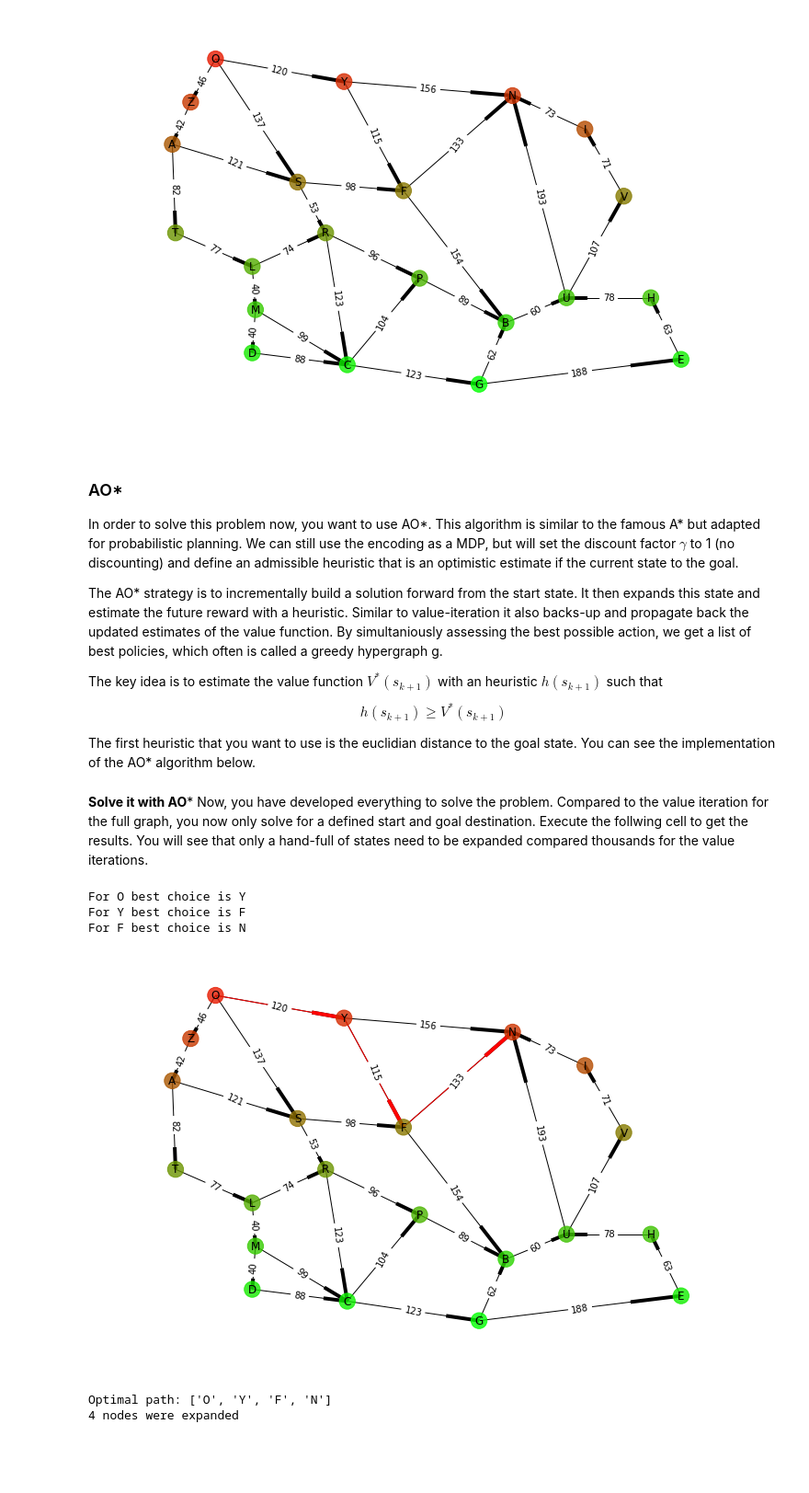
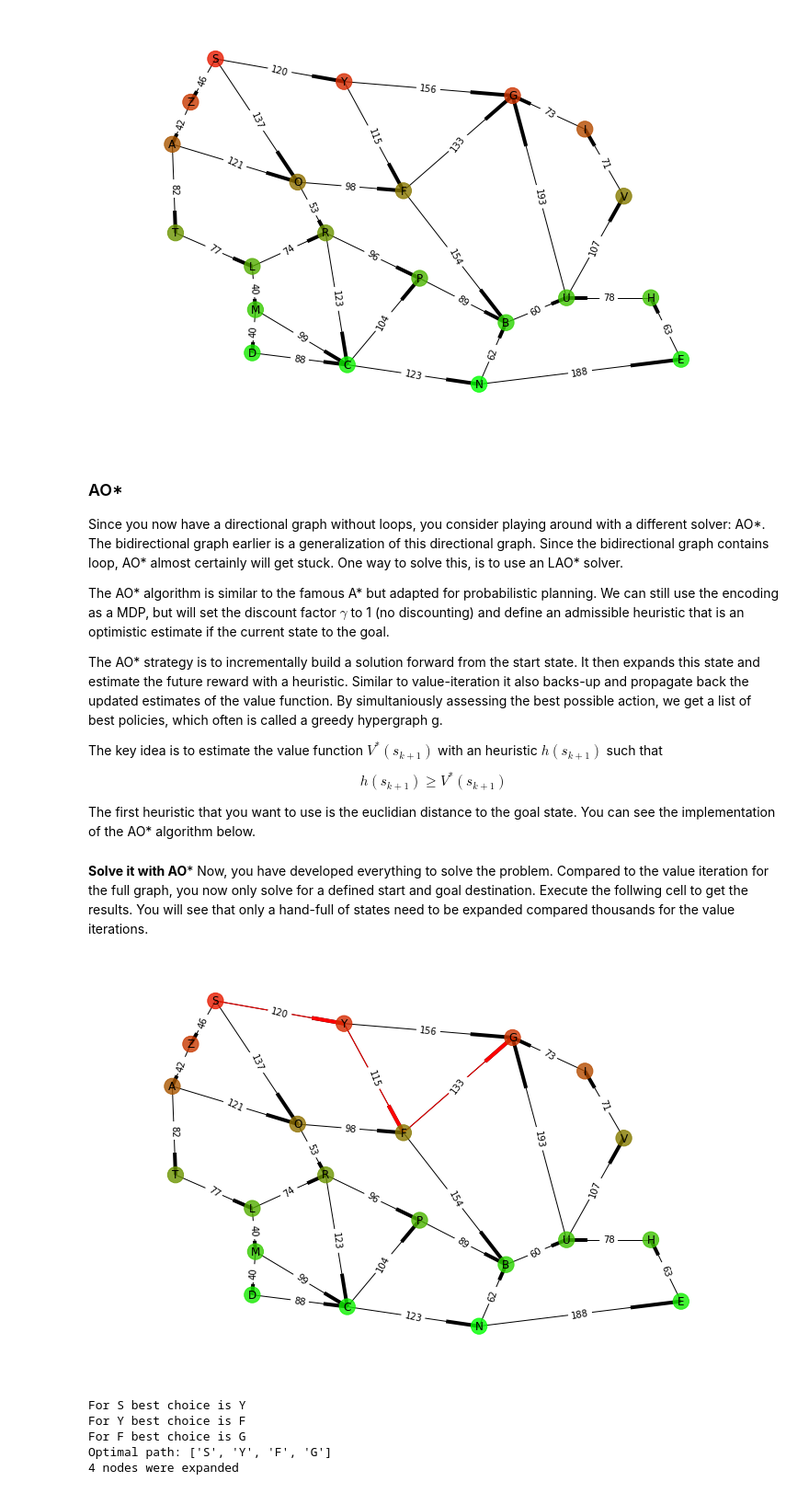
Before and after one commit to shashi/16413-project, a Jupyter notebook: part1-confused-traveler/16413 Confused traveler.ipynb, the cells around one changed output. Shown: that part at 92% size. Drawn from its saved outputs; the diff is of its cells as text; code cells hidden in the pictures; blank space fills up the shorter version.

```diff
--- a/part1-confused-traveler/16413 Confused traveler.ipynb
+++ b/part1-confused-traveler/16413 Confused traveler.ipynb
@@ -287,27 +285,27 @@ In a first step, you update your modeling of the problem and make the connection
 # %%
 # Rebuild map
 romania_connections_dir = dict(
-    A=dict(S=1, T=1),
+    A=dict(O=1, T=1),
     B=dict(U=1),
-    C=dict(P=1, G=1),
+    C=dict(P=1, N=1),
     D=dict(C=1),
     E=dict(H=1),
-    F=dict(B=1, N=1),
-    G=dict(B=1, E=1),
+    F=dict(B=1, G=1),
+    N=dict(B=1, E=1),
     H=dict(U=1),
-    I=dict(N=1),
+    I=dict(G=1),
     L=dict(M=1, R=1),
     M=dict(C=1, D=1),
-    N=dict(),
-    O=dict(Z=1, S=1, Y=1),
+    G=dict(),
+    S=dict(Z=1, O=1, Y=1),
     P=dict(B=1),
     R=dict(C=1, P=1),
-    S=dict(F=1, R=1),
+    O=dict(F=1, R=1),
     T=dict(L=1),
-    U=dict(V=1, N=1),
+    U=dict(V=1, G=1),
     V=dict(I=1),
     Z=dict(A=1),
-    Y=dict(N=1, F=1),
+    Y=dict(G=1, F=1),
 )
 
 # Updates weights with euclidean distance
@@ -328,7 +326,9 @@ romania_graph_dir.draw(color_keys=romania_correct_turn)
 [figure]
 # %% [markdown]
 ### AO*
-In order to solve this problem now, you want to use AO*. This algorithm is similar to the famous A* but adapted for probabilistic planning. We can still use the encoding as a MDP, but will set the discount factor $\gamma$ to 1 (no discounting) and define an admissible heuristic that is an optimistic estimate if the current state to the goal.
+Since you now have a directional graph without loops, you consider playing around with a different solver: AO*. The bidirectional graph earlier is a generalization of this directional graph. Since the bidirectional graph contains loop, AO* almost certainly will get stuck. One way to solve this, is to use an LAO* solver.
+
+The AO* algorithm is similar to the famous A* but adapted for probabilistic planning. We can still use the encoding as a MDP, but will set the discount factor $\gamma$ to 1 (no discounting) and define an admissible heuristic that is an optimistic estimate if the current state to the goal.
 
 The AO* strategy is to incrementally build a solution forward from the start state. It then expands this state and estimate the future reward with a heuristic. Similar to value-iteration it also backs-up and propagate back the updated estimates of the value function. By simultaniously assessing the best possible action, we get a list of best policies, which often is called a greedy hypergraph g.
 
@@ -398,19 +398,19 @@ def AO_star(mdp, start, end):
 **Solve it with AO***
 Now, you have developed everything to solve the problem. Compared to the value iteration for the full graph, you now only solve for a defined start and goal destination. Execute the follwing cell to get the results. You will see  that only a hand-full of states need to be expanded compared thousands for the value iterations.
 # %%
-goal_dict = dict(N=100)
-start = 'O'
+goal_dict = dict(G=100)
+start = 'S'
 
 mdp_dir = build_mdp(romania_locations, romania_connections_dir, romania_correct_turn, goal_dict, gamma=1)
 
 g_AO, expanded_nodes_AOstar = AO_star(mdp_dir, start, max(goal_dict))
 
 visualize_optimal_policy(start, g_AO, goal_dict, romania_graph_dir, romania_correct_turn)
 print(str(len(expanded_nodes_AOstar)) + " nodes were expanded")
 # %% [output]
+[figure]
-For O best choice is Y
+For S best choice is Y
 For Y best choice is F
-For F best choice is N
+For F best choice is G
+Optimal path: ['S', 'Y', 'F', 'G']
+4 nodes were expanded
-[figure]
-Optimal path: ['O', 'Y', 'F', 'N']
-4 nodes were expanded
```
Also changed, not shown: parts of 10 cells of this notebook.
